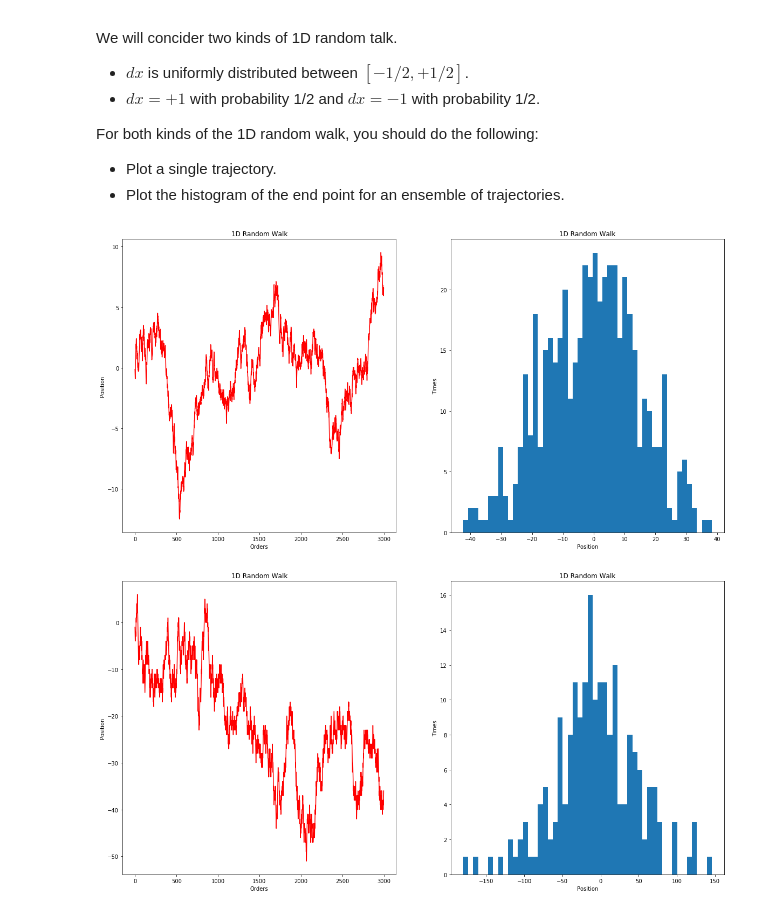
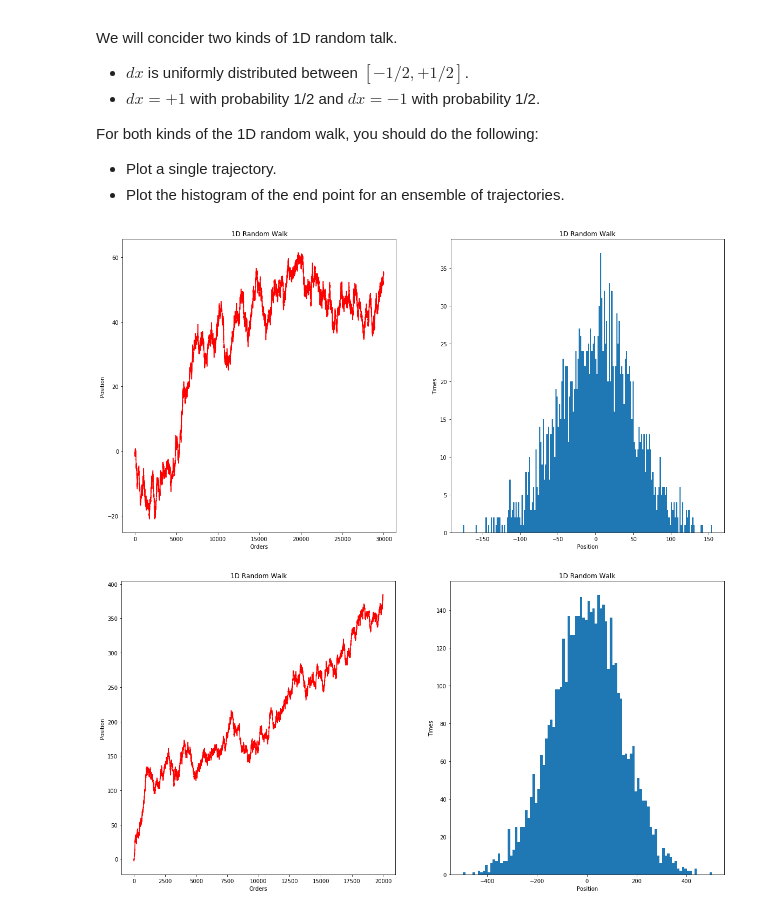
Before and after one commit to NTHU-Phys-Qubit/hw1-SamHuang235, a Jupyter notebook: Problem-1.ipynb, the cells around one changed output. Drawn from its saved outputs; the diff is of its cells as text; code cells hidden in the pictures.

```diff
--- a/Problem-1.ipynb
+++ b/Problem-1.ipynb
@@ -12,39 +12,39 @@ For both kinds of the 1D random walk, you should do the following:
 * Plot a single trajectory.
 * Plot the histogram of the end point for an ensemble of trajectories.
 # %%
-n = 500
-t = 3000
-m = 50
+n = 2000 # 總粒子數
+t = 30000 # 位移次數
+m = 200
 p = np.zeros([t]) # 追蹤單顆粒子的路徑
 q = np.zeros([n]) # 每次Random Walk N次後，最後的位置
 for i in range(n): # 計算每顆粒子最後的位置，並存入q中
     for j in range(t):
         x = np.random.random()
         q[i] = q[i] + x - 0.5
 for i in range(t):
     y = np.random.random() - 0.5
     if i == 0:
         p[i] = y
     else:
         p[i] = p[i-1] + y
 plt.figure(figsize=(20, 10))
 plt.subplot(1,2,1)
 plt.plot(p,'r')
 plt.title("1D Random Walk")
 plt.xlabel('Orders')
 plt.ylabel('Position')
 plt.subplot(1,2,2)
 plt.hist(q, bins= m)
 plt.title("1D Random Walk")
 plt.xlabel('Position')
 plt.ylabel('Times')
 plt.show()
 # %% [output]
-[figure, old version]
+[figure, new version]
 # %%
-n = 200
-t = 3000
-m = 50
+n = 5000 #總粒子數
+t = 20000 #位移次數
+m = 100
 size = 30
 g = -size
 p = np.zeros([t]) # 追蹤單顆粒子的路徑
@@ -81,4 +81,4 @@ plt.xlabel('Position')
 plt.ylabel('Times')
 plt.show()
 # %% [output]
-[figure, old version]
+[figure, new version]
```
Also changed, not shown: 1 other file.
